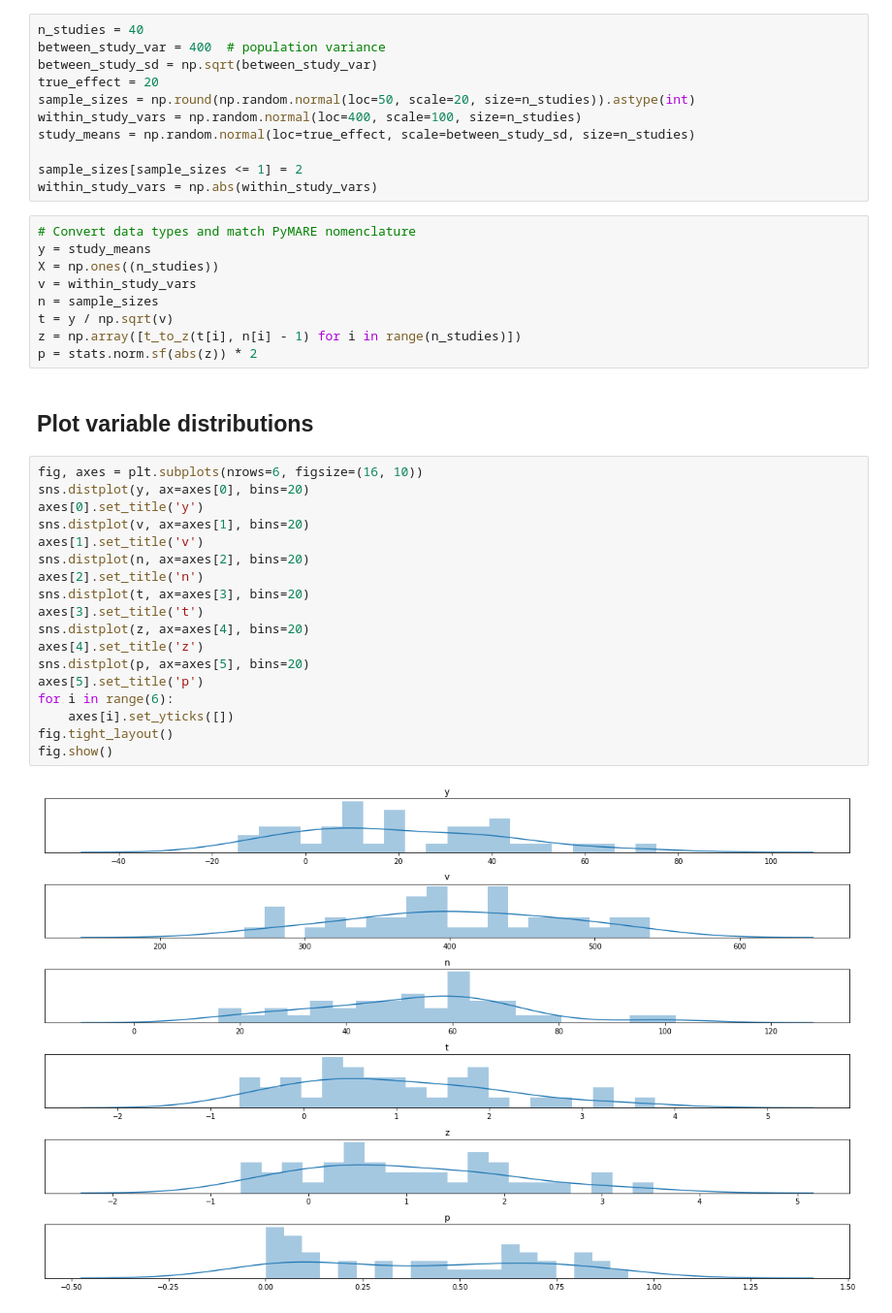
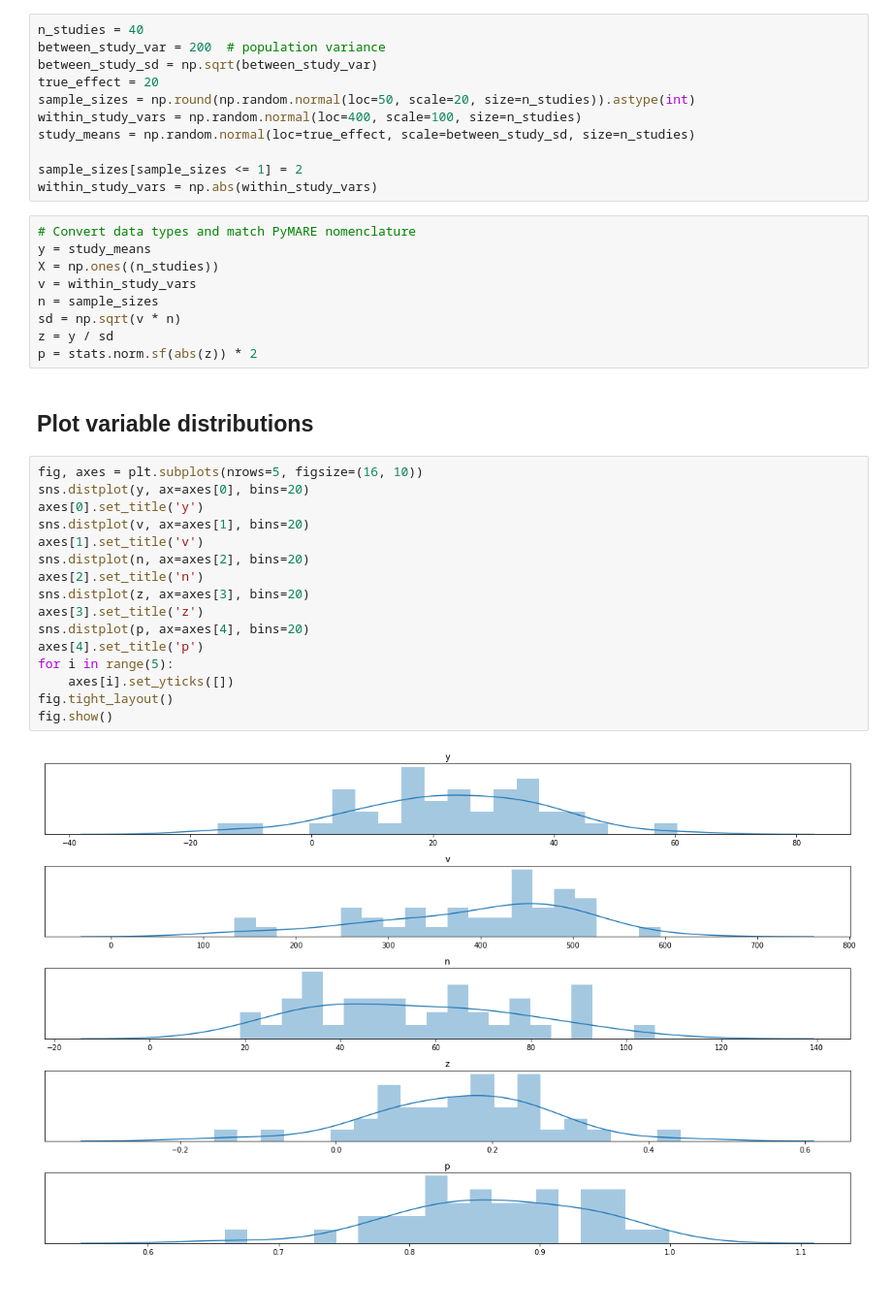
Before and after one commit to tsalo/misc-notebooks, a Jupyter notebook: pymare_example.ipynb, the cells around one changed output. Shown at 97% size. Drawn from its saved outputs; the diff is of its cells as text.

```diff
--- a/pymare_example.ipynb
+++ b/pymare_example.ipynb
@@ -31,7 +31,7 @@ def var_to_ci(y, v, n):
 ## Simulate some data
 # %%
 n_studies = 40
-between_study_var = 400  # population variance
+between_study_var = 200  # population variance
 between_study_sd = np.sqrt(between_study_var)
 true_effect = 20
 sample_sizes = np.round(np.random.normal(loc=50, scale=20, size=n_studies)).astype(int)
@@ -46,31 +46,29 @@ y = study_means
 X = np.ones((n_studies))
 v = within_study_vars
 n = sample_sizes
-t = y / np.sqrt(v)
-z = np.array([t_to_z(t[i], n[i] - 1) for i in range(n_studies)])
+sd = np.sqrt(v * n)
+z = y / sd
 p = stats.norm.sf(abs(z)) * 2
 # %% [markdown]
 ## Plot variable distributions
 # %%
-fig, axes = plt.subplots(nrows=6, figsize=(16, 10))
+fig, axes = plt.subplots(nrows=5, figsize=(16, 10))
 sns.distplot(y, ax=axes[0], bins=20)
 axes[0].set_title('y')
 sns.distplot(v, ax=axes[1], bins=20)
 axes[1].set_title('v')
 sns.distplot(n, ax=axes[2], bins=20)
 axes[2].set_title('n')
-sns.distplot(t, ax=axes[3], bins=20)
-axes[3].set_title('t')
-sns.distplot(z, ax=axes[4], bins=20)
-axes[4].set_title('z')
-sns.distplot(p, ax=axes[5], bins=20)
-axes[5].set_title('p')
-for i in range(6):
+sns.distplot(z, ax=axes[3], bins=20)
+axes[3].set_title('z')
+sns.distplot(p, ax=axes[4], bins=20)
+axes[4].set_title('p')
+for i in range(5):
     axes[i].set_yticks([])
 fig.tight_layout()
 fig.show()
 # %% [output]
-[figure, old version]
+[figure, new version]
 # %%
 fig, ax = plt.subplots(figsize=(8, 16))
 study_ticks = np.arange(n_studies)
```
Also changed, not shown: parts of 24 cells of this notebook, 2 other files.
